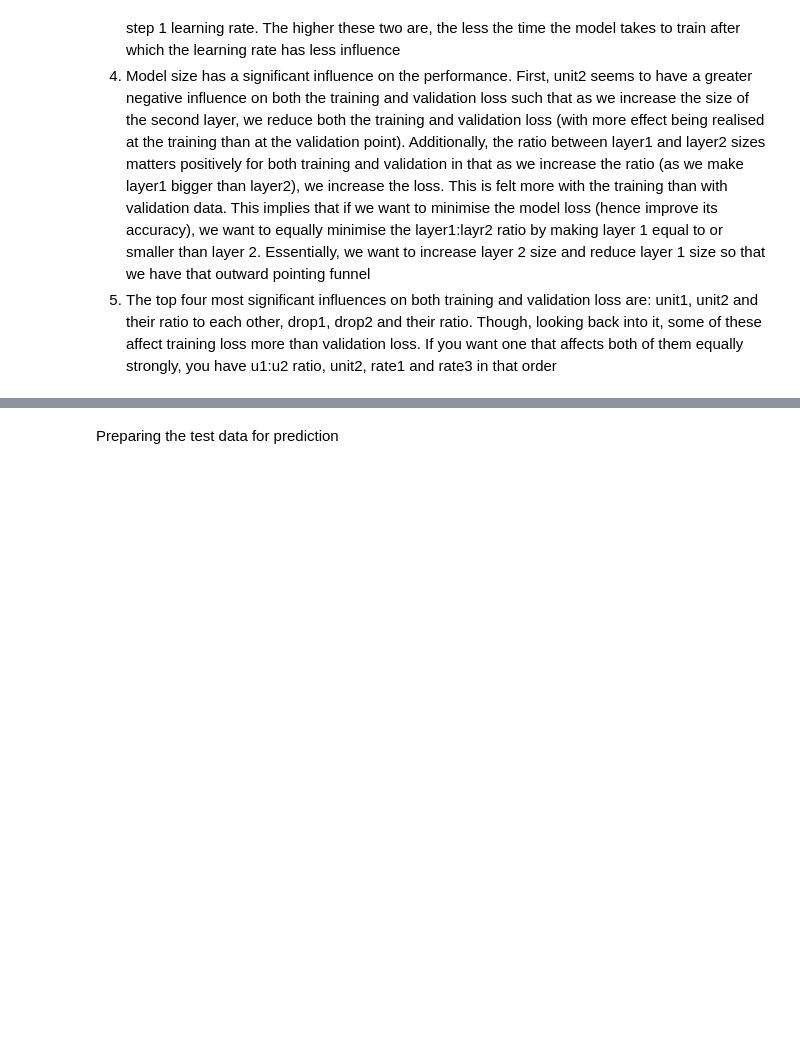
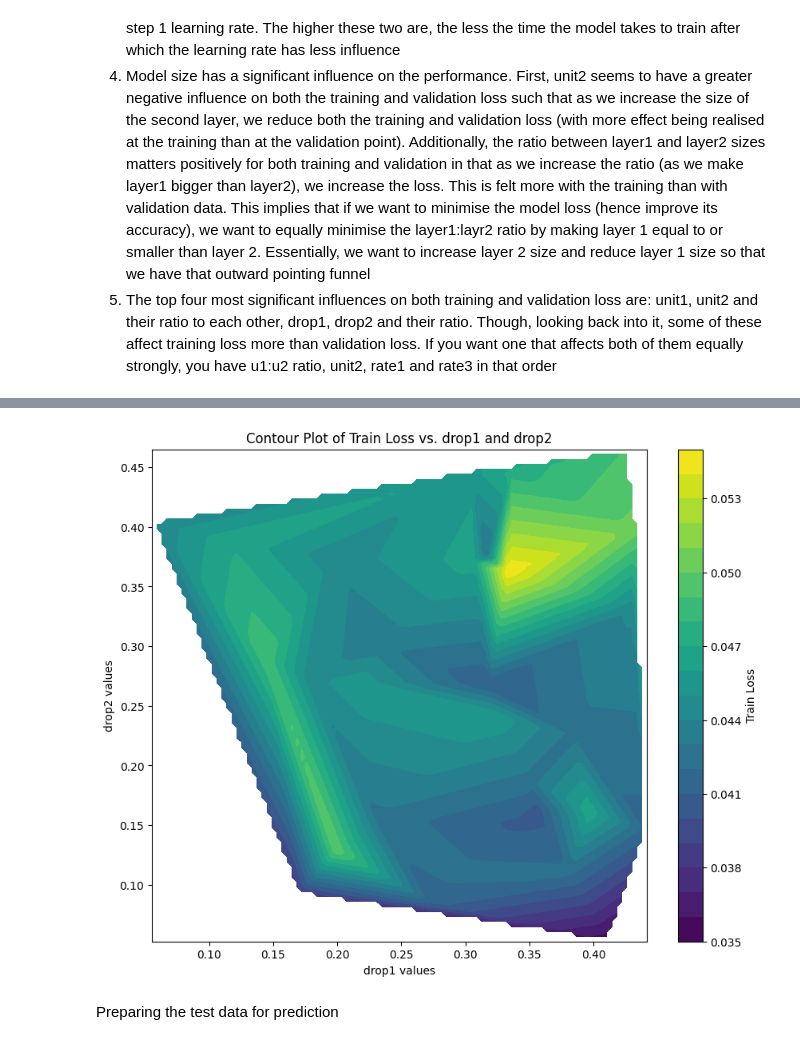
Before and after one commit to sjedidiah4/Project_1, a Jupyter notebook: Publication/Bayesian_Optimisation_2_Layer_Bi_LSTM.ipynb, the cells around one changed output, grey strips where cells are left out. Cells and saved outputs as stored; diff of their text form; code cells hidden in the pictures; blank space fills up the shorter version.

```diff
--- a/Publication/Bayesian_Optimisation_2_Layer_Bi_LSTM.ipynb
+++ b/Publication/Bayesian_Optimisation_2_Layer_Bi_LSTM.ipynb
@@ -523,3 +565,7 @@ KeyboardInterrupt: ignored
+# %%
+vis_obj_inst.two_D_contour_plot_(col_to_drop, 'drop1', 'drop2', 'Train Loss')
+# %% [output]
+[figure, added]
 # %% [markdown]
 Preparing the test data for prediction
 # %%
```
Also changed, not shown: parts of 23 cells of this notebook.
